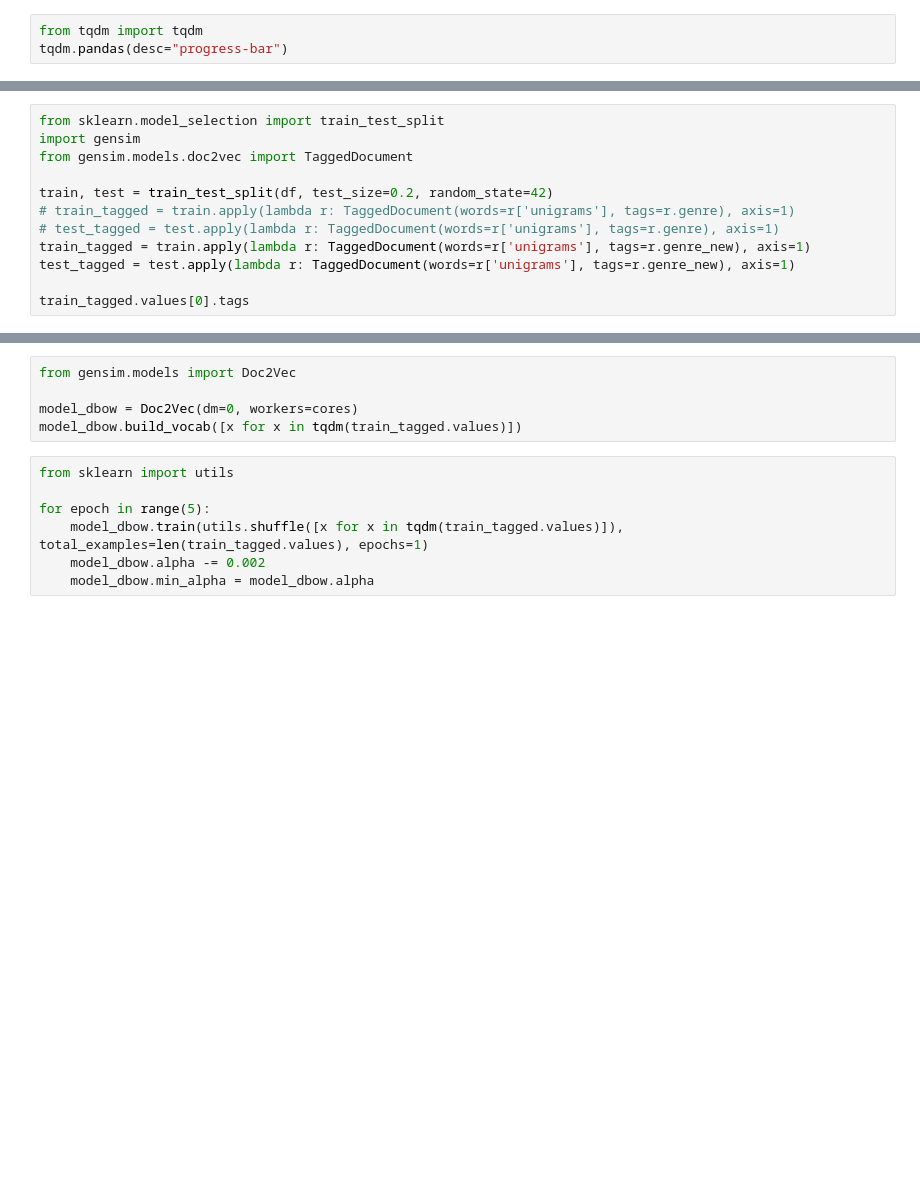
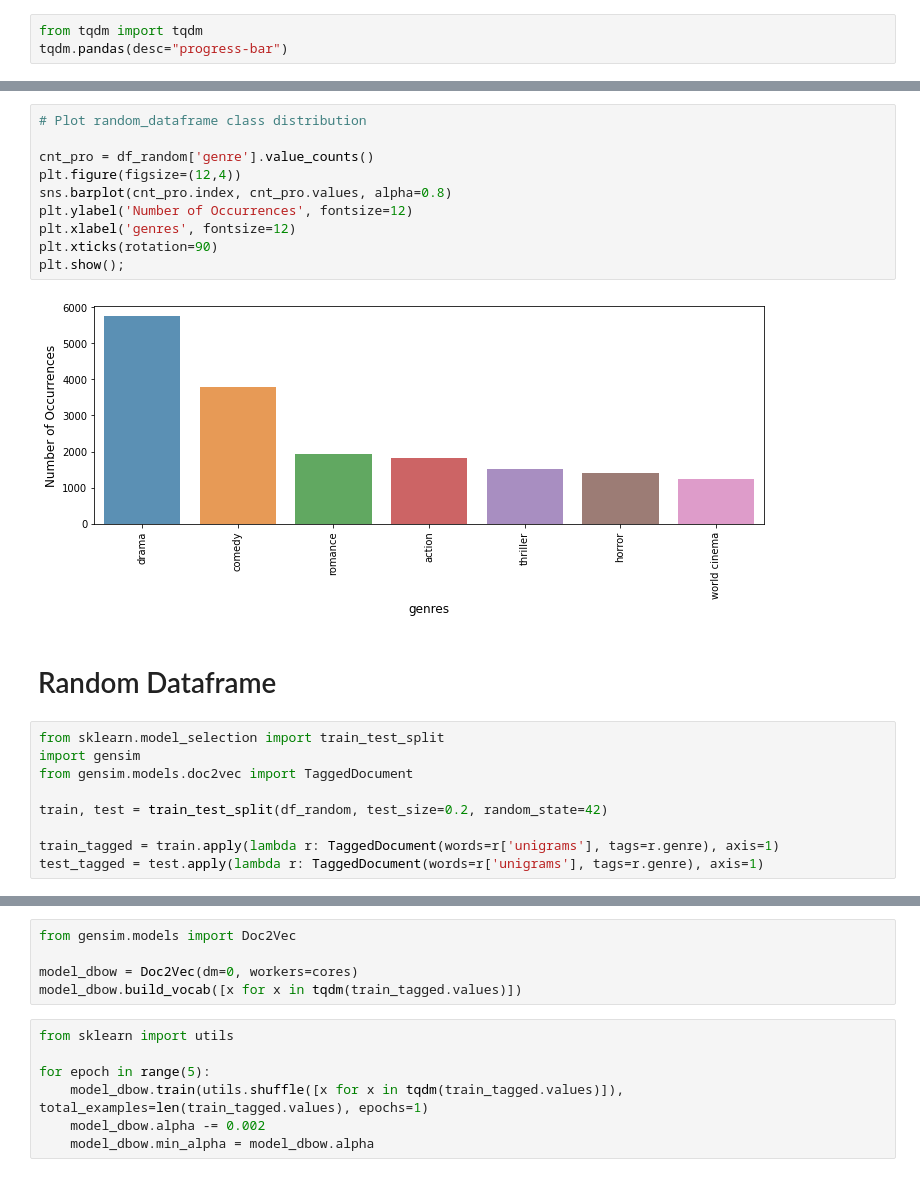
Before and after one commit to CIT-NLP/NLP-final-project, a Jupyter notebook: LogRegwithSMOTE.ipynb, the cells around one changed output, grey strips where cells are left out. Cells and saved outputs as stored; diff of their text form; blank space fills up the shorter version.

```diff
--- a/LogRegwithSMOTE.ipynb
+++ b/LogRegwithSMOTE.ipynb
@@ -44,15 +42,26 @@ plt.show();
+# %%
+# Plot random_dataframe class distribution
+
+cnt_pro = df_random['genre'].value_counts()
+plt.figure(figsize=(12,4))
+sns.barplot(cnt_pro.index, cnt_pro.values, alpha=0.8)
+plt.ylabel('Number of Occurrences', fontsize=12)
+plt.xlabel('genres', fontsize=12)
+plt.xticks(rotation=90)
+plt.show();
+# %% [output]
+[figure, added]
+# %% [markdown]
+# Random Dataframe
 # %%
 from sklearn.model_selection import train_test_split
 import gensim
 from gensim.models.doc2vec import TaggedDocument
 
-train, test = train_test_split(df, test_size=0.2, random_state=42)
-# train_tagged = train.apply(lambda r: TaggedDocument(words=r['unigrams'], tags=r.genre), axis=1)
-# test_tagged = test.apply(lambda r: TaggedDocument(words=r['unigrams'], tags=r.genre), axis=1)
-train_tagged = train.apply(lambda r: TaggedDocument(words=r['unigrams'], tags=r.genre_new), axis=1)
-test_tagged = test.apply(lambda r: TaggedDocument(words=r['unigrams'], tags=r.genre_new), axis=1)
+train, test = train_test_split(df_random, test_size=0.2, random_state=42)
 
-train_tagged.values[0].tags
+train_tagged = train.apply(lambda r: TaggedDocument(words=r['unigrams'], tags=r.genre), axis=1)
+test_tagged = test.apply(lambda r: TaggedDocument(words=r['unigrams'], tags=r.genre), axis=1)
 # %%
 import multiprocessing
 cores = multiprocessing.cpu_count()
```
Also changed, not shown: parts of 22 cells of this notebook.
